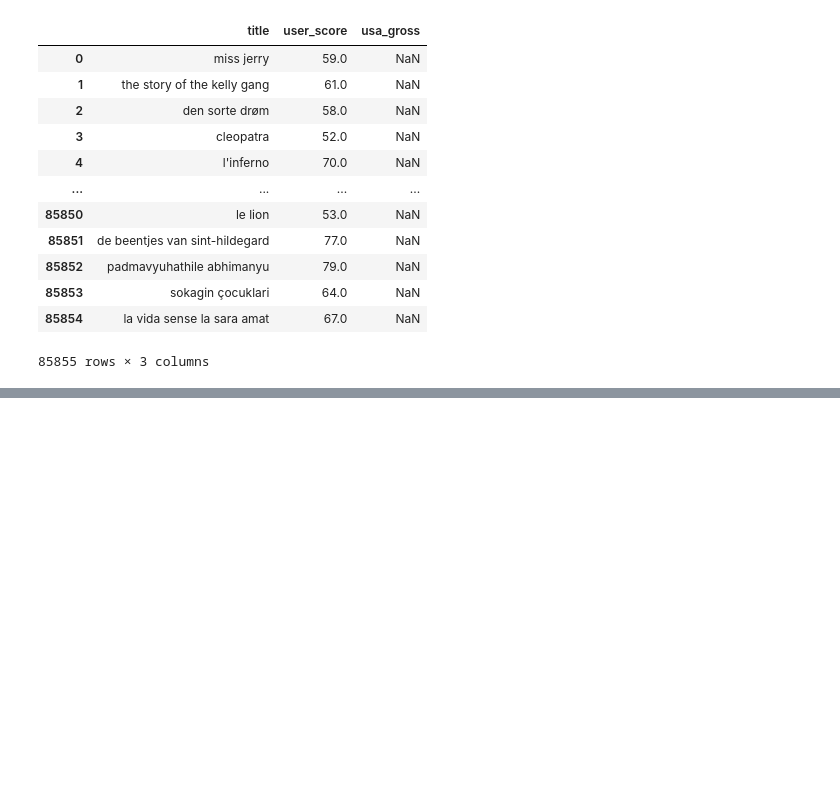
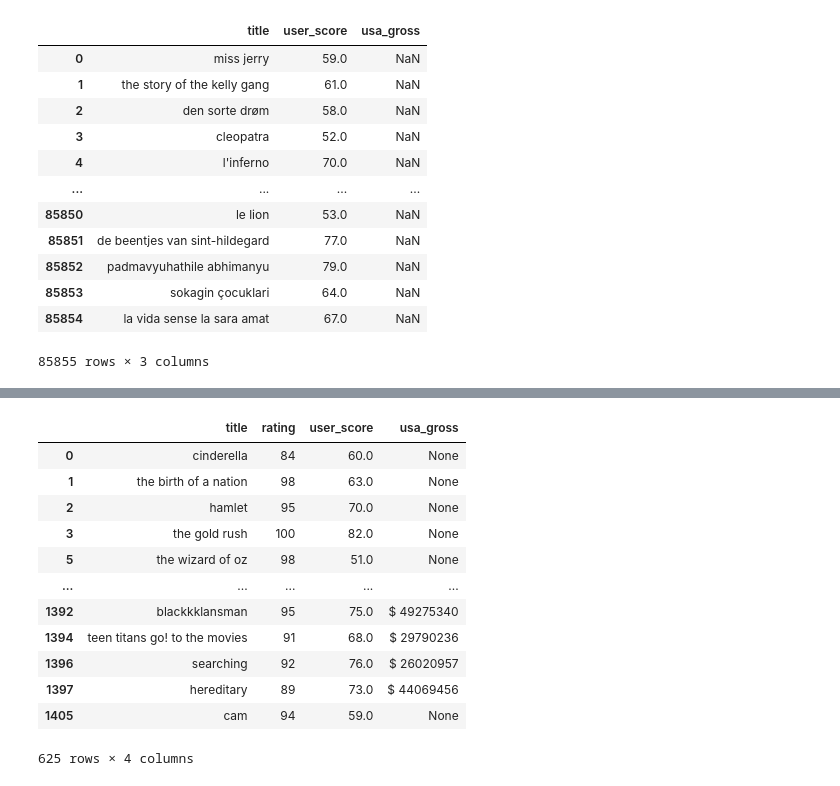
Before and after one commit to c-kleerun/ETL-project, a Jupyter notebook: ETL.ipynb, the cells around one changed output, grey strips where cells are left out. Saved outputs shown, nothing was run; the diff lists cells and outputs as text; code cells hidden in the pictures; blank space fills up the shorter version.

```diff
--- a/ETL.ipynb
+++ b/ETL.ipynb
@@ -139,0 +147,17 @@ combined.head()
+# %%
+combined_cleaned = combined.drop_duplicates(subset=['title'])
+combined_cleaned
+# %% [output]
+|  | title | rating | user_score | usa_gross |
+| 0 | cinderella | 84 | 60.0 | None |
+| 1 | the birth of a nation | 98 | 63.0 | None |
+| 2 | hamlet | 95 | 70.0 | None |
+| 3 | the gold rush | 100 | 82.0 | None |
+| 5 | the wizard of oz | 98 | 51.0 | None |
+| ... | ... | ... | ... | ... |
+| 1392 | blackkklansman | 95 | 75.0 | $ 49275340 |
+| 1394 | teen titans go! to the movies | 91 | 68.0 | $ 29790236 |
+| 1396 | searching | 92 | 76.0 | $ 26020957 |
+| 1397 | hereditary | 89 | 73.0 | $ 44069456 |
+| 1405 | cam | 94 | 59.0 | None |
+625 rows × 4 columns
```
Also changed, not shown: parts of 4 cells of this notebook.
